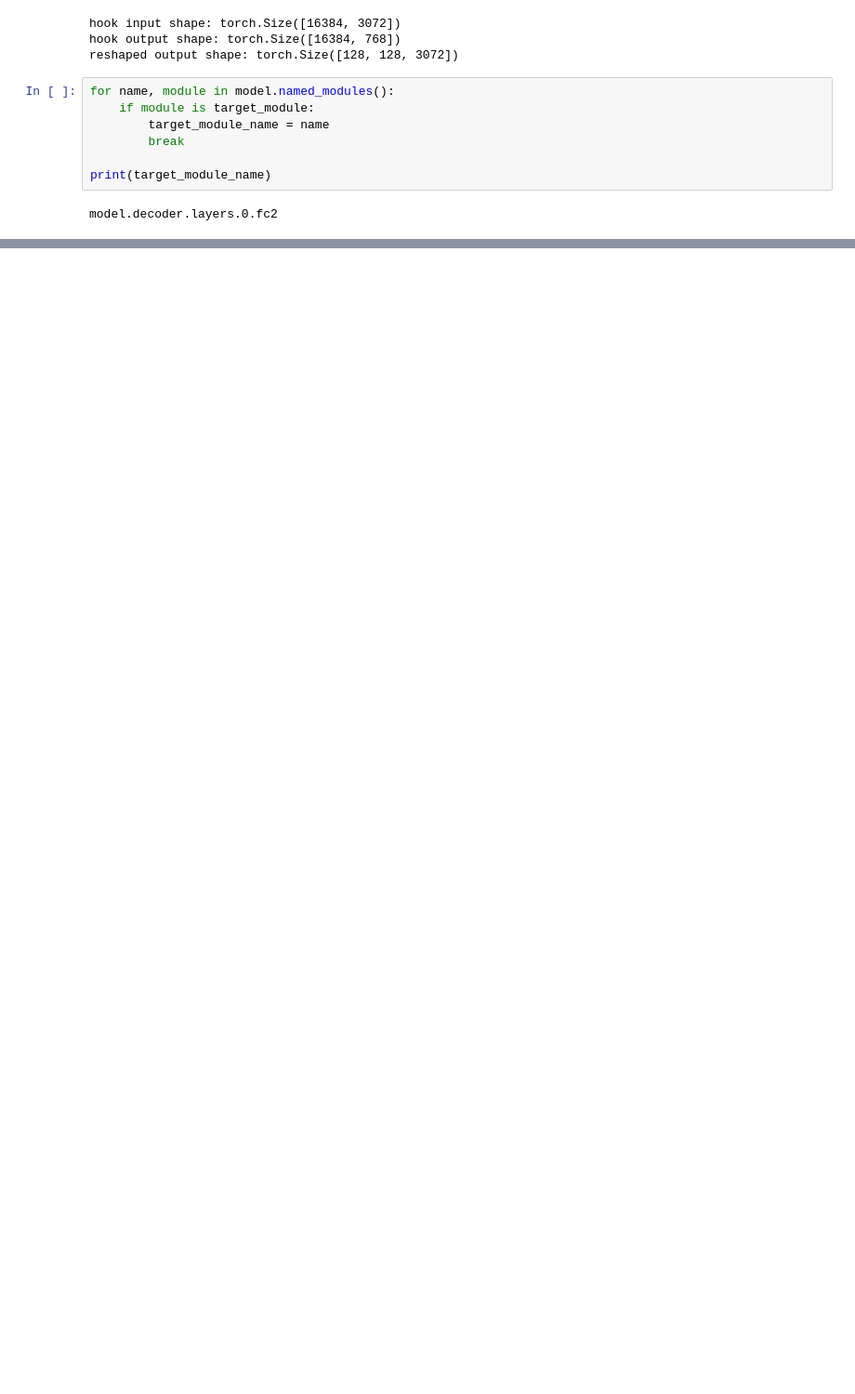
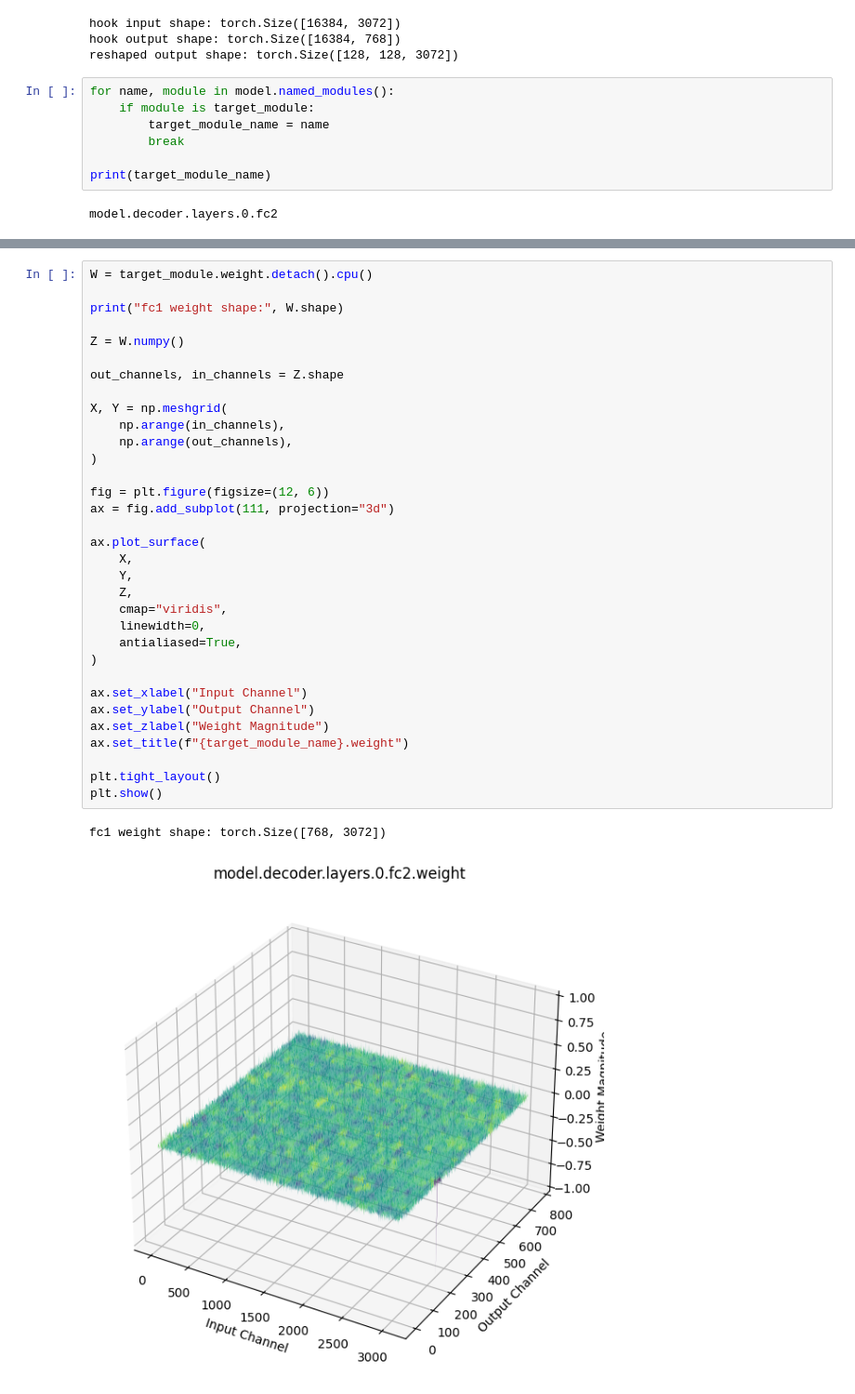
Before and after one commit to yunjun0914/Quantization, a Jupyter notebook: Practice/OPT/opt-125m.ipynb, the cells around one changed output, grey strips where cells are left out. Shown at 93% size. Cells and saved outputs as stored; diff of their text form; blank space fills up the shorter version.

```diff
--- a/Practice/OPT/opt-125m.ipynb
+++ b/Practice/OPT/opt-125m.ipynb
@@ -173 +173,37 @@ plt.show()
+# %%
+W = target_module.weight.detach().cpu()
+
+print("fc1 weight shape:", W.shape)
+
+Z = W.numpy()
+
+out_channels, in_channels = Z.shape
+
+X, Y = np.meshgrid(
+    np.arange(in_channels),
+    np.arange(out_channels),
+)
+
+fig = plt.figure(figsize=(12, 6))
+ax = fig.add_subplot(111, projection="3d")
+
+ax.plot_surface(
+    X,
+    Y,
+    Z,
+    cmap="viridis",
+    linewidth=0,
+    antialiased=True,
+)
+
+ax.set_xlabel("Input Channel")
+ax.set_ylabel("Output Channel")
+ax.set_zlabel("Weight Magnitude")
+ax.set_title(f"{target_module_name}.weight")
+
+plt.tight_layout()
+plt.show()
+# %% [output]
+fc1 weight shape: torch.Size([768, 3072])
+[figure, added]
 # %%
```
Also changed, not shown: parts of 7 cells of this notebook, 1 other file.
